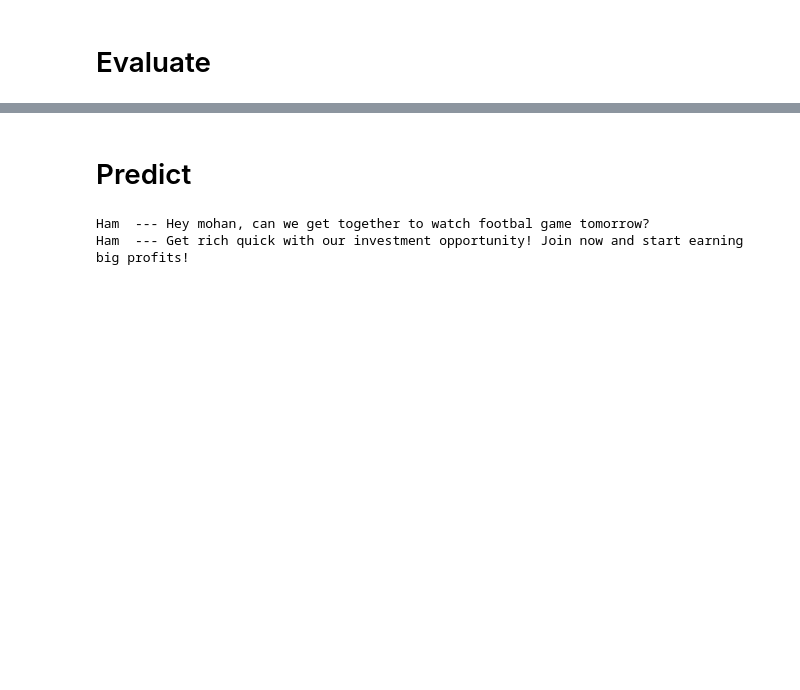
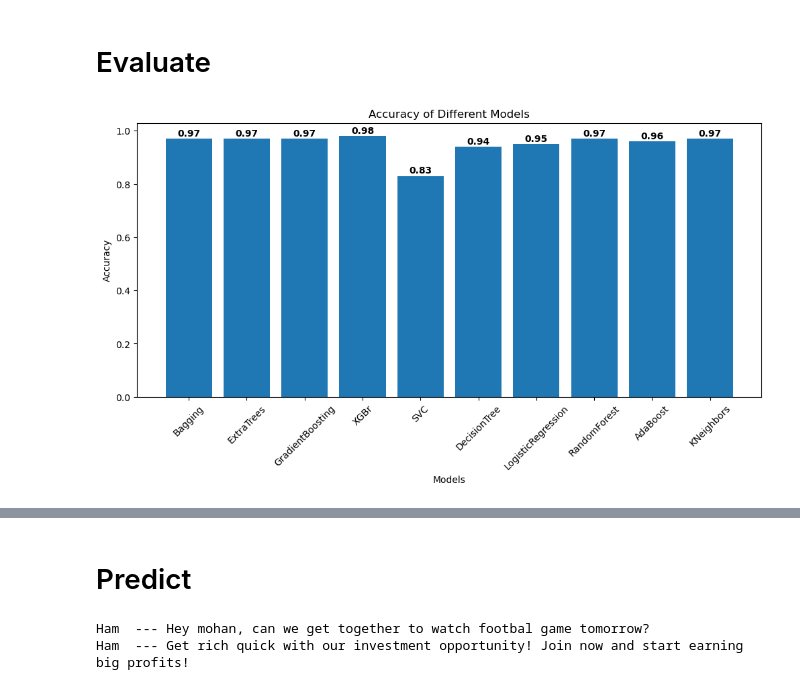
Before and after one commit to standingupok/spam-mail-classification, a Jupyter notebook: model.ipynb, the cells around one changed output, grey strips where cells are left out. Drawn from its saved outputs; the diff is of its cells as text; code cells hidden in the pictures; blank space fills up the shorter version.

Commit message:
Get through every classify model

```diff
--- a/model.ipynb
+++ b/model.ipynb
@@ -61,10 +79,10 @@ def vectorize(email_cleaned, model):
   email_vector = email_vector.reshape(1, -1)
   return email_vector
 # %%
-def data_preparation(corpus, messages, model):
+def data_preparation(corpus, messages, w2v_model):
     X = []
     for i in range(len(corpus)):
-        X.append(avg_word2vec(corpus[i], model))
+        X.append(avg_word2vec(corpus[i], w2v_model))
 
     # Dependent feature
     y = pd.get_dummies(messages['label']).astype(int)
@@ -82,4 +100,11 @@ def data_preparation(corpus, messages, model):
     y = df['Output']
 
     return X, y
+# %%
+def train_classifier(classify_model, X_train, y_train, X_test, y_test):
+    classify_model.fit(X_train, y_train)
+    y_pred = classify_model.predict(X_test)
+    accuracy = accuracy_score(y_test, y_pred)
+    precision = precision_score(y_test, y_pred)
+    return accuracy, precision
 # %%
@@ -115,10 +135,12 @@ messages = load_data('SMSSpamCollection.txt', '\t', has_header=False)
 # Data pre-processing
 from gensim.models import KeyedVectors
 
+messages = load_data('SMSSpamCollection.txt', '\t', has_header=False)
+
 corpus = [preprocess_email(email) for email in messages['message']]
 
 # Use word2vec pre-trained model of Google
-model = KeyedVectors.load_word2vec_format('GoogleNews-vectors-negative300.bin.gz', binary=True)
+w2v_model = KeyedVectors.load_word2vec_format('GoogleNews-vectors-negative300.bin.gz', binary=True)
 
 # Use this in case you don't have GoogleNews-vectors-negative300.bin.gz file.
 # model = gensim.models.Word2Vec(
@@ -226,4 +252,4 @@ go: 37
 # %% [markdown]
 #  X Y Iimplement
 # %%
-X, y = data_preparation(corpus, messages, model)
+X, y = data_preparation(corpus, messages, w2v_model)
@@ -245 +361,31 @@ from sklearn.metrics import accuracy_score, classification_report
+# %%
+model_names = list(classify_models.keys())
+def plot_model_accuracy(model_names, accuracy_scores):
+      # Tạo hình vẽ
+      fig, ax = plt.subplots(figsize=(12, 6))
+
+      # Vẽ biểu đồ cột
+      ax.bar(model_names, accuracy_scores)
+
+      # Thêm tiêu đề và nhãn trục
+      ax.set_title("Accuracy of Different Models")
+      ax.set_xlabel("Models")
+      ax.set_ylabel("Accuracy")
+
+      # Xoay nhãn trục x để tránh chồng lấn
+      plt.xticks(rotation=45)
+
+      # Hiển thị giá trị độ chính xác trên mỗi cột
+      for i, v in enumerate(accuracy_scores):
+          ax.text(i, v + 0.01, str(round(v, 2)), color='black', ha='center', fontweight='bold')
+
+      # Điều chỉnh khoảng cách giữa các cột
+      plt.subplots_adjust(bottom=0.2)
+
+      # Hiển thị biểu đồ
+      plt.show()
+
+plot_model_accuracy(model_names, accuracy_scores)
+# %% [output]
+[figure, added]
 # %%
```
Also changed, not shown: parts of 31 cells of this notebook, 1 other file.
